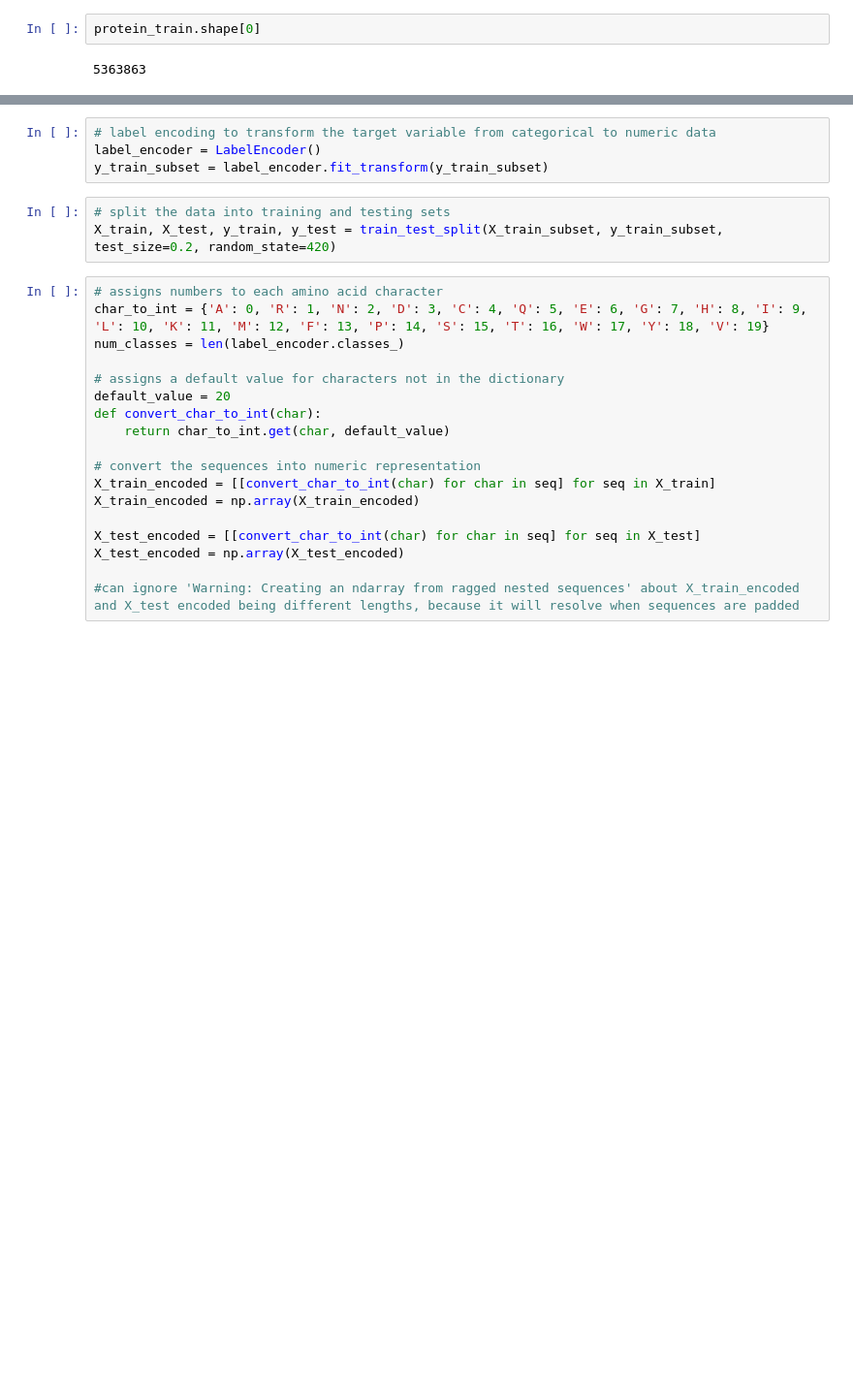
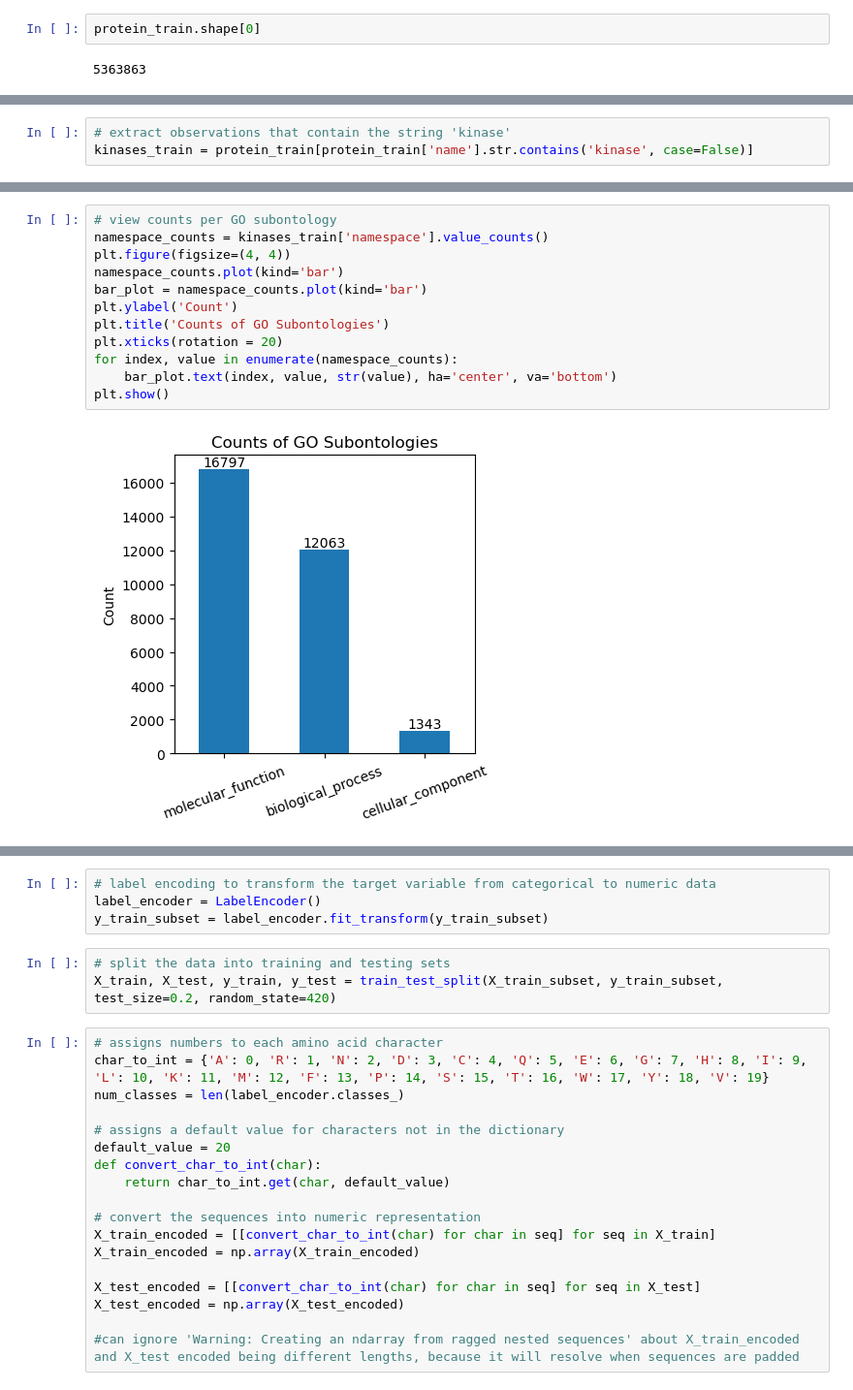
Before and after one commit to Ym012/Protein-prediction, a Jupyter notebook: Protein Function Prediction Code.ipynb, the cells around one changed output, grey strips where cells are left out. Shown at 97% size. Drawn from its saved outputs; the diff is of its cells as text; blank space fills up the shorter version.

```diff
--- a/Protein Function Prediction Code.ipynb
+++ b/Protein Function Prediction Code.ipynb
@@ -319,0 +337,3 @@ protein_train.shape[0]
+# %%
+# extract observations that contain the string 'kinase'
+kinases_train = protein_train[protein_train['name'].str.contains('kinase', case=False)]
@@ -319,0 +351,14 @@ protein_train.shape[0]
+# %%
+# view counts per GO subontology
+namespace_counts = kinases_train['namespace'].value_counts()
+plt.figure(figsize=(4, 4))
+namespace_counts.plot(kind='bar')
+bar_plot = namespace_counts.plot(kind='bar')
+plt.ylabel('Count')
+plt.title('Counts of GO Subontologies')
+plt.xticks(rotation = 20)
+for index, value in enumerate(namespace_counts):
+    bar_plot.text(index, value, str(value), ha='center', va='bottom')
+plt.show()
+# %% [output]
+[figure, added]
```
Also changed, not shown: parts of 64 cells of this notebook.
